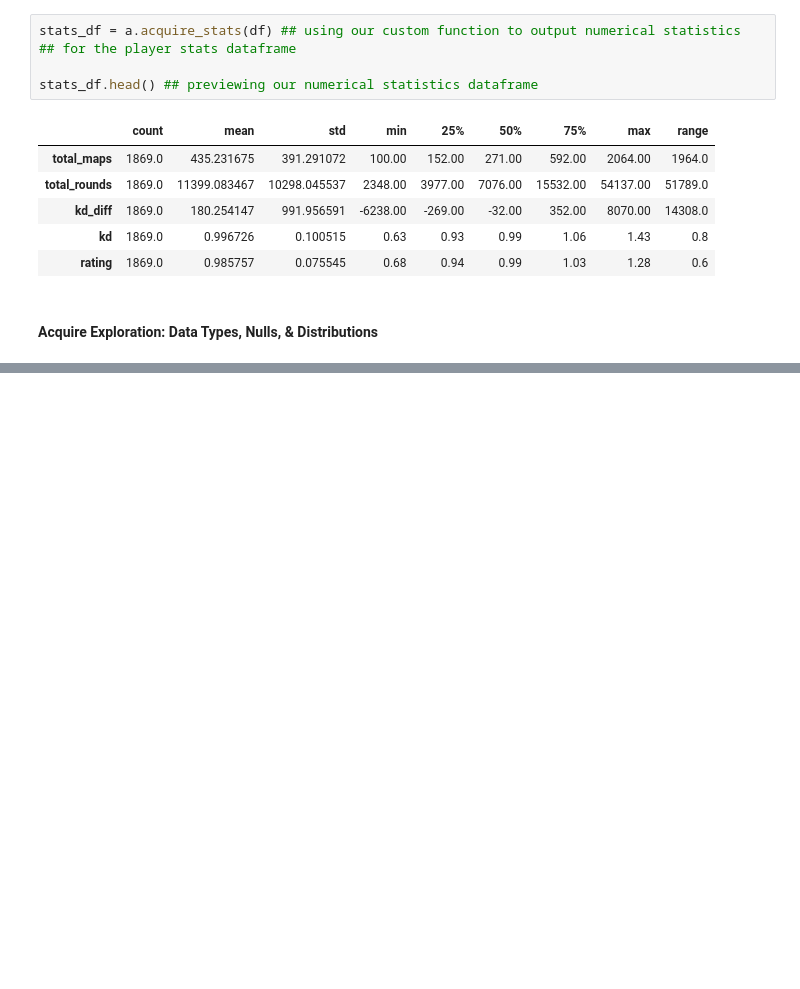
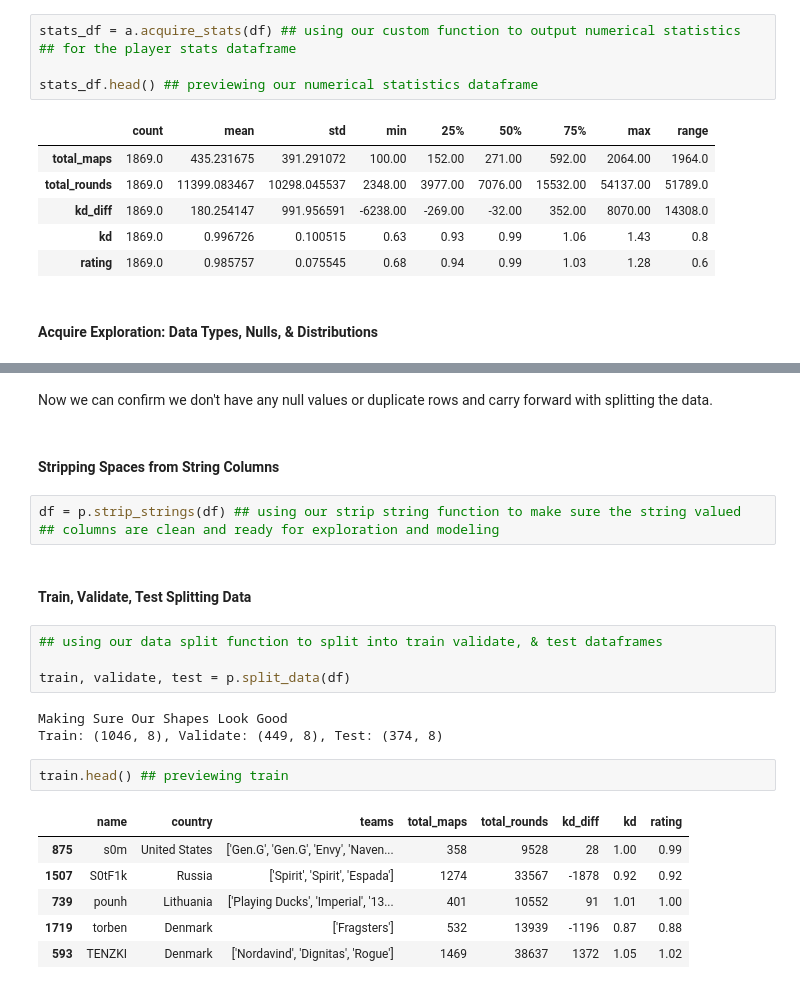
Before and after one commit to ForrestMccrosky/CSGO_player_KD, a Jupyter notebook: Final_Report_Script.ipynb, the cells around one changed output, grey strips where cells are left out. Drawn from its saved outputs; the diff is of its cells as text; blank space fills up the shorter version.

```diff
--- a/Final_Report_Script.ipynb
+++ b/Final_Report_Script.ipynb
@@ -69,0 +127,25 @@ a.univariate_distributions(df)
+# %% [markdown]
+Now we can confirm we don't have any null values or duplicate rows and carry forward with splitting the data.
+# %% [markdown]
+#### Stripping Spaces from String Columns
+# %%
+df = p.strip_strings(df) ## using our strip string function to make sure the string valued
+## columns are clean and ready for exploration and modeling
+# %% [markdown]
+#### Train, Validate, Test Splitting Data
+# %%
+## using our data split function to split into train validate, & test dataframes
+
+train, validate, test = p.split_data(df)
+# %% [output]
+Making Sure Our Shapes Look Good
+Train: (1046, 8), Validate: (449, 8), Test: (374, 8)
+# %%
+train.head() ## previewing train
+# %% [output]
+|  | name | country | teams | total_maps | total_rounds | kd_diff | kd | rating |
+| 875 | s0m | United States | ['Gen.G', 'Gen.G', 'Envy', 'Naven... | 358 | 9528 | 28 | 1.00 | 0.99 |
+| 1507 | S0tF1k | Russia | ['Spirit', 'Spirit', 'Espada'] | 1274 | 33567 | -1878 | 0.92 | 0.92 |
+| 739 | pounh | Lithuania | ['Playing Ducks', 'Imperial', '13... | 401 | 10552 | 91 | 1.01 | 1.00 |
+| 1719 | torben | Denmark | ['Fragsters'] | 532 | 13939 | -1196 | 0.87 | 0.88 |
+| 593 | TENZKI | Denmark | ['Nordavind', 'Dignitas', 'Rogue'] | 1469 | 38637 | 1372 | 1.05 | 1.02 |
```
Also changed, not shown: parts of 12 cells of this notebook.
